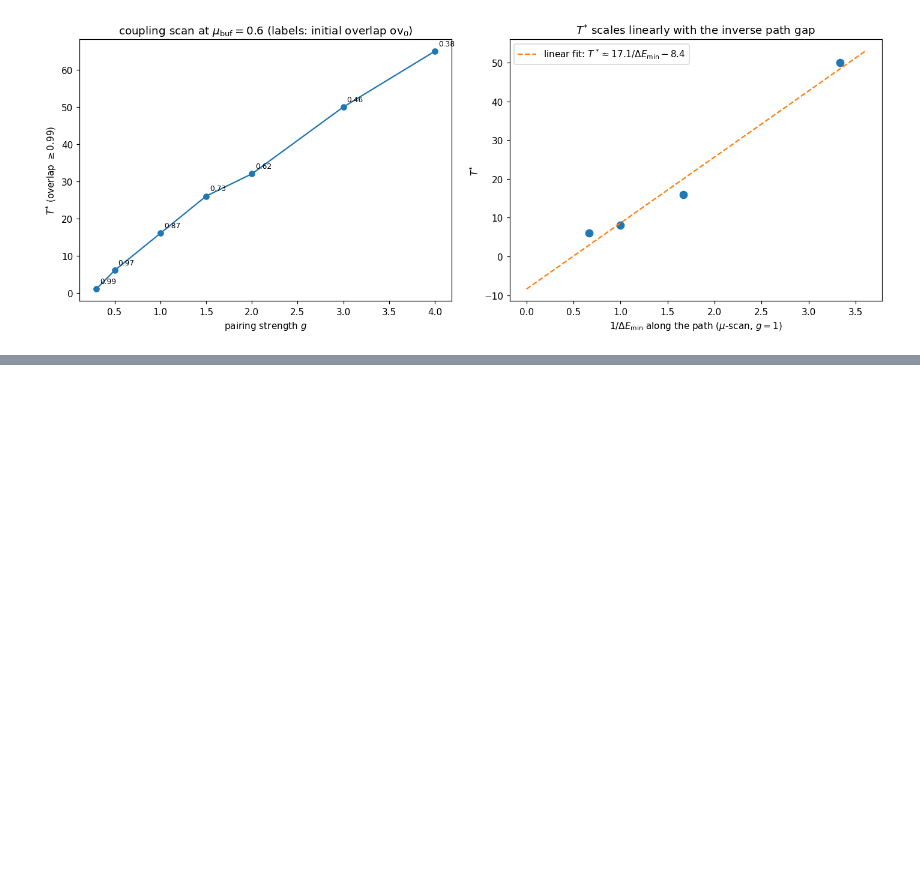
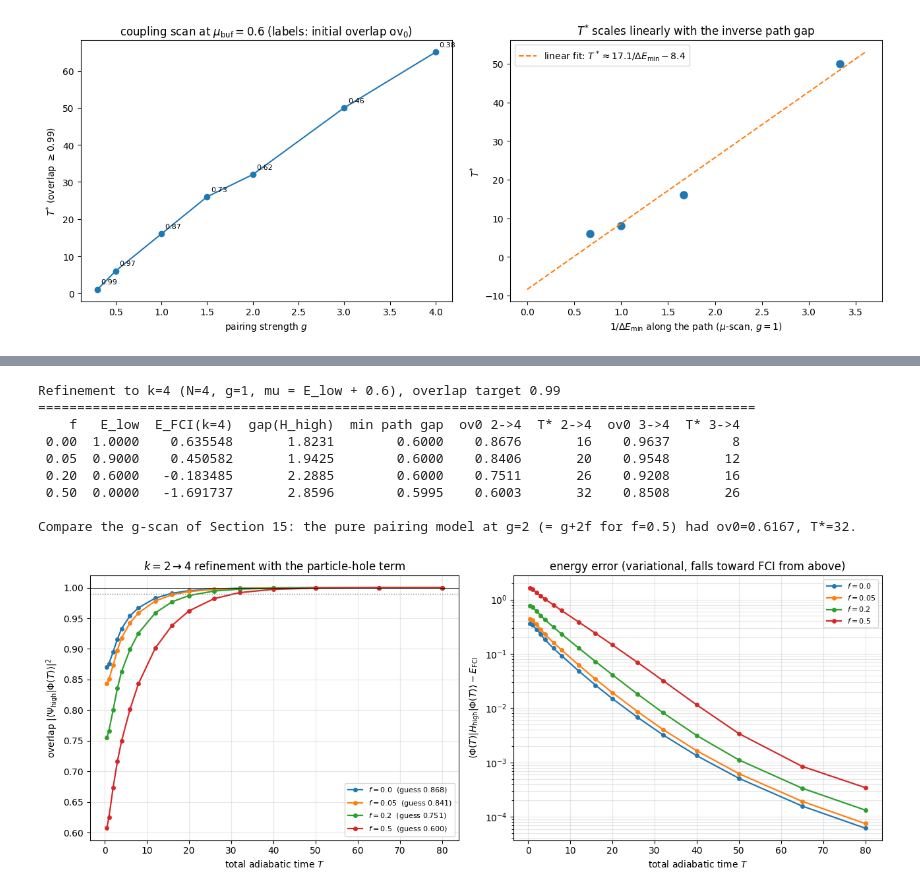
Before and after one commit to CompPhysics/QuantumComputingQuNorth, a Jupyter notebook: EigenQ/pairing-eigenq/notebooks/ResolutionRefPairing.ipynb, the cells around one changed output, grey strips where cells are left out. Saved outputs shown, nothing was run; the diff lists cells and outputs as text; code cells hidden in the pictures; blank space fills up the shorter version.

```diff
--- a/EigenQ/pairing-eigenq/notebooks/ResolutionRefPairing.ipynb
+++ b/EigenQ/pairing-eigenq/notebooks/ResolutionRefPairing.ipynb
@@ -1973,0 +2137,58 @@ mu_buf=1.50  min path gap=1.499  T*=6.0
+# %%
+# <!-- EXT:PH -->
+# ---- k=2->4 refinement for the four pair-breaking strengths ----
+def min_path_gap_f(f, mu_buf=0.6, k_low=2, k_high=4):
+    nl, sl, il = pl.build_sector(k_low, N)
+    Hl = pl.H_pairing_sparse(k_low, G, N, sl, il, f=f).toarray(); El = np.linalg.eigvalsh(Hl)[0]
+    Pm = pl.prolong_matrix(k_low, k_high, N)
+    nh, sh, ih = pl.build_sector(k_high, N)
+    Hh = pl.H_pairing_sparse(k_high, G, N, sh, ih, f=f).toarray()
+    mu = El + mu_buf
+    Hle = Pm @ (Hl - mu*np.eye(len(Hl))) @ Pm.T; Hhs = Hh - mu*np.eye(len(Hh))
+    return min(np.diff(np.linalg.eigvalsh(np.cos(np.pi*s/2)**2*Hle + np.sin(np.pi*s/2)**2*Hhs)[:2])[0]
+               for s in np.linspace(0, 1, 41))
+
+def Tstar_of(r, Ts, target=0.99):
+    hit = np.where(r["ov"] >= target)[0]
+    return Ts[hit[0]] if hit.size else np.nan
+
+Ts = np.array([0.5, 1, 2, 3, 4, 6, 8, 12, 16, 20, 26, 32, 40, 50, 65, 80])
+ref_f, ref34_f = {}, {}
+print("Refinement to k=4 (N=4, g=1, mu = E_low + 0.6), overlap target 0.99")
+print("="*92)
+print(f"{'f':>5} {'E_low':>7} {'E_FCI(k=4)':>11} {'gap(H_high)':>12} {'min path gap':>13} "
+      f"{'ov0 2->4':>9} {'T* 2->4':>8} {'ov0 3->4':>9} {'T* 3->4':>8}")
+for f in FS:
+    r = pl.refine_NK(N, 4, Ts, f=f); ref_f[f] = r
+    E3, psi3_full = pl.gate_uccsd_state(3, N, G, f=f)
+    nq3, st3, ix3 = pl.build_sector(3, N)
+    psi3 = np.array([psi3_full[s] for s in st3]); psi3 /= np.linalg.norm(psi3)
+    r34 = pl.refine_from_state(psi3, N, 3, 4, Ts, f=f); ref34_f[f] = r34
+    print(f"{f:>5.2f} {r['El']:>7.4f} {r['Eh']:>11.6f} {r['gap']:>12.4f} {min_path_gap_f(f):>13.4f} "
+          f"{r['ov0']:>9.4f} {Tstar_of(r, Ts):>8.0f} {r34['ov0']:>9.4f} {Tstar_of(r34, Ts):>8.0f}")
+print("\nCompare the g-scan of Section 15: the pure pairing model at g=2 (= g+2f for f=0.5) had ov0=0.6167, T*=32.")
+
+fig, (axL, axR) = plt.subplots(1, 2, figsize=(13, 5))
+cols = {0.0: 'C0', 0.05: 'C1', 0.2: 'C2', 0.5: 'C3'}
+for f in FS:
+    r = ref_f[f]
+    axL.plot(Ts, r['ov'], 'o-', color=cols[f], lw=1.6, ms=4, label=f'$f={f}$  (guess {r["ov0"]:.3f})')
+    axR.plot(Ts, r['en'] - r['Eh'], 'o-', color=cols[f], lw=1.6, ms=4, label=f'$f={f}$')
+axL.axhline(0.99, color='gray', ls=':', lw=1); axL.axhline(1.0, color='k', lw=0.6)
+axL.set_xlabel('total adiabatic time $T$'); axL.set_ylabel(r'overlap $|\langle\Psi_{\rm high}|\Phi(T)\rangle|^2$')
+axL.set_title(r'$k=2\to4$ refinement with the particle-hole term'); axL.legend(fontsize=8); axL.grid(alpha=0.3)
+axR.set_yscale('log'); axR.set_xlabel('total adiabatic time $T$')
+axR.set_ylabel(r'$\langle\Phi(T)|H_{\rm high}|\Phi(T)\rangle - E_{\rm FCI}$')
+axR.set_title('energy error (variational, falls toward FCI from above)'); axR.legend(fontsize=8); axR.grid(alpha=0.3, which='both')
+plt.tight_layout(); plt.show()
+# %% [output]
+Refinement to k=4 (N=4, g=1, mu = E_low + 0.6), overlap target 0.99
+============================================================================================
+    f   E_low  E_FCI(k=4)  gap(H_high)  min path gap  ov0 2->4  T* 2->4  ov0 3->4  T* 3->4
+ 0.00  1.0000    0.635548       1.8231        0.6000    0.8676       16    0.9637        8
+ 0.05  0.9000    0.450582       1.9425        0.6000    0.8406       20    0.9548       12
+ 0.20  0.6000   -0.183485       2.2885        0.6000    0.7511       26    0.9208       16
+ 0.50  0.0000   -1.691737       2.8596        0.5995    0.6003       32    0.8508       26
+
+Compare the g-scan of Section 15: the pure pairing model at g=2 (= g+2f for f=0.5) had ov0=0.6167, T*=32.
+[figure, added]
```
Also changed, not shown: parts of 21 cells of this notebook, 16 other files.
